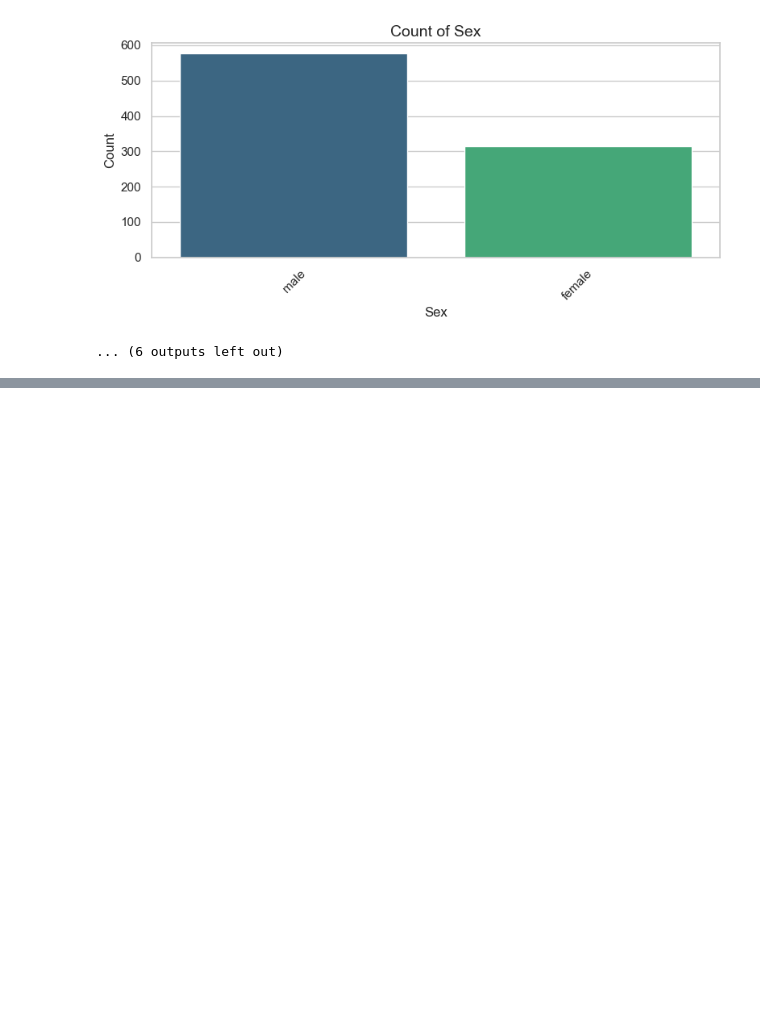
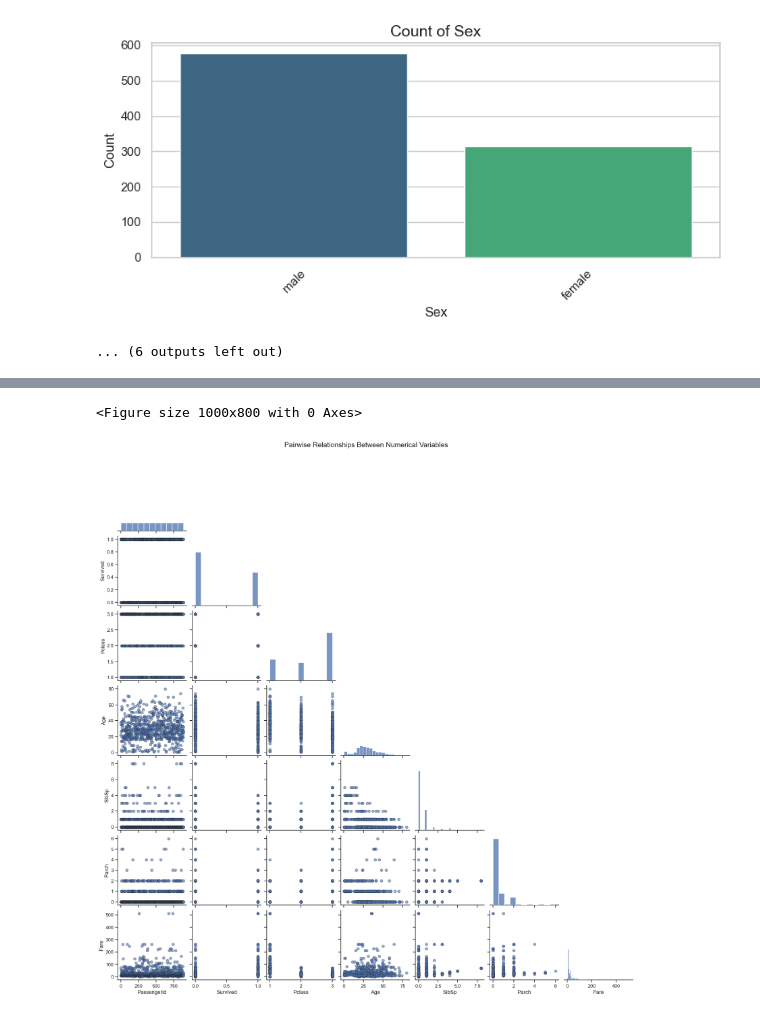
Before and after one commit to datasheng/CSC460-Shafin-Rehman, a Jupyter notebook: hw4/eda.ipynb, the cells around one changed output, grey strips where cells are left out. Drawn from its saved outputs; the diff is of its cells as text; code cells hidden in the pictures; blank space fills up the shorter version.

```diff
--- a/hw4/eda.ipynb
+++ b/hw4/eda.ipynb
@@ -133,0 +185,18 @@ Passing `palette` without assigning `hue` is deprecated and will be removed in v
+# %%
+df_numeric = df[numeric_cols]
+# Set the plotting style
+sns.set(style="ticks")
+
+# Pairwise scatter plot matrix
+plt.figure(figsize=(10, 8))
+pairplot = sns.pairplot(
+    df_numeric,
+    diag_kind="hist",          # histograms on diagonal
+    plot_kws={"alpha": 0.6, "s": 40, "edgecolor": "k"},  # scatter style
+    corner=True                # show only lower triangle for clarity
+)
+pairplot.fig.suptitle("Pairwise Relationships Between Numerical Variables", y=1.02, fontsize=16)
+plt.show()
+# %% [output]
+<Figure size 1000x800 with 0 Axes>
+[figure, added]
```
Also changed, not shown: parts of 4 cells of this notebook.
